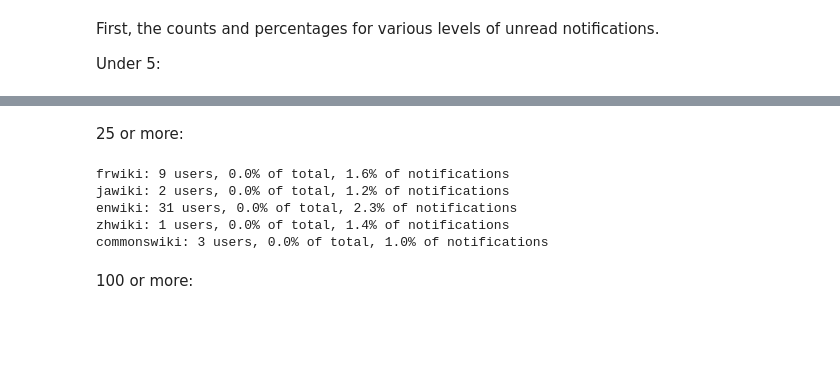
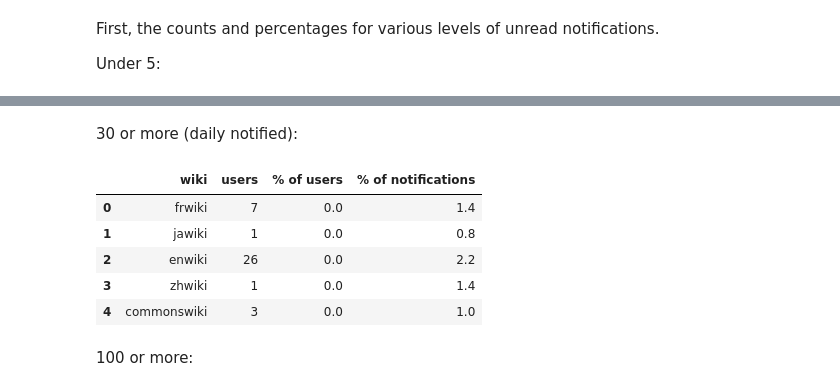
Before and after one commit to neilpquinn/2016-02-notifications-exploration, a Jupyter notebook: Notifications research.ipynb, the cells around one changed output, grey strips where cells are left out. Cells and saved outputs as stored; diff of their text form; code cells hidden in the pictures; blank space fills up the shorter version.

```diff
--- a/Notifications research.ipynb
+++ b/Notifications research.ipynb
@@ -203,13 +223,14 @@ commonswiki: 106625 users, 100.0% of total, 98.9% of notifications
 # %% [markdown]
-25 or more:
+30 or more (daily notified):
 # %%
-beyond_threshold(unreads, wikis, 24, "over")
+beyond_threshold(unreads, wikis, 29, "over")
 # %% [output]
-frwiki: 9 users, 0.0% of total, 1.6% of notifications
-jawiki: 2 users, 0.0% of total, 1.2% of notifications
-enwiki: 31 users, 0.0% of total, 2.3% of notifications
-zhwiki: 1 users, 0.0% of total, 1.4% of notifications
-commonswiki: 3 users, 0.0% of total, 1.0% of notifications
+|  | wiki | users | % of users | % of notifications |
+| 0 | frwiki | 7 | 0.0 | 1.4 |
+| 1 | jawiki | 1 | 0.0 | 0.8 |
+| 2 | enwiki | 26 | 0.0 | 2.2 |
+| 3 | zhwiki | 1 | 0.0 | 1.4 |
+| 4 | commonswiki | 3 | 0.0 | 1.0 |
 # %% [markdown]
 100 or more:
 # %%
```
Also changed, not shown: parts of 8 cells of this notebook.
